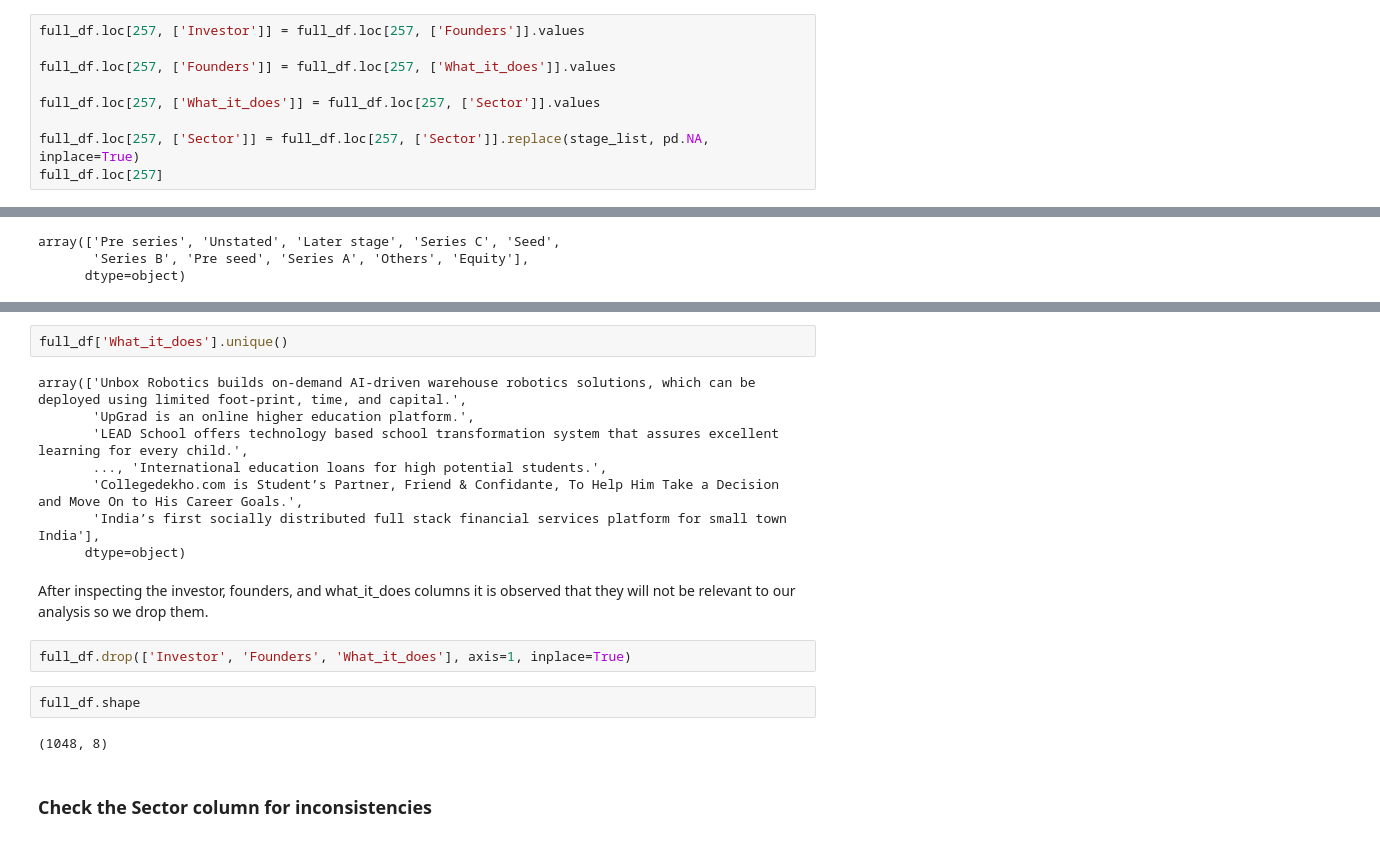
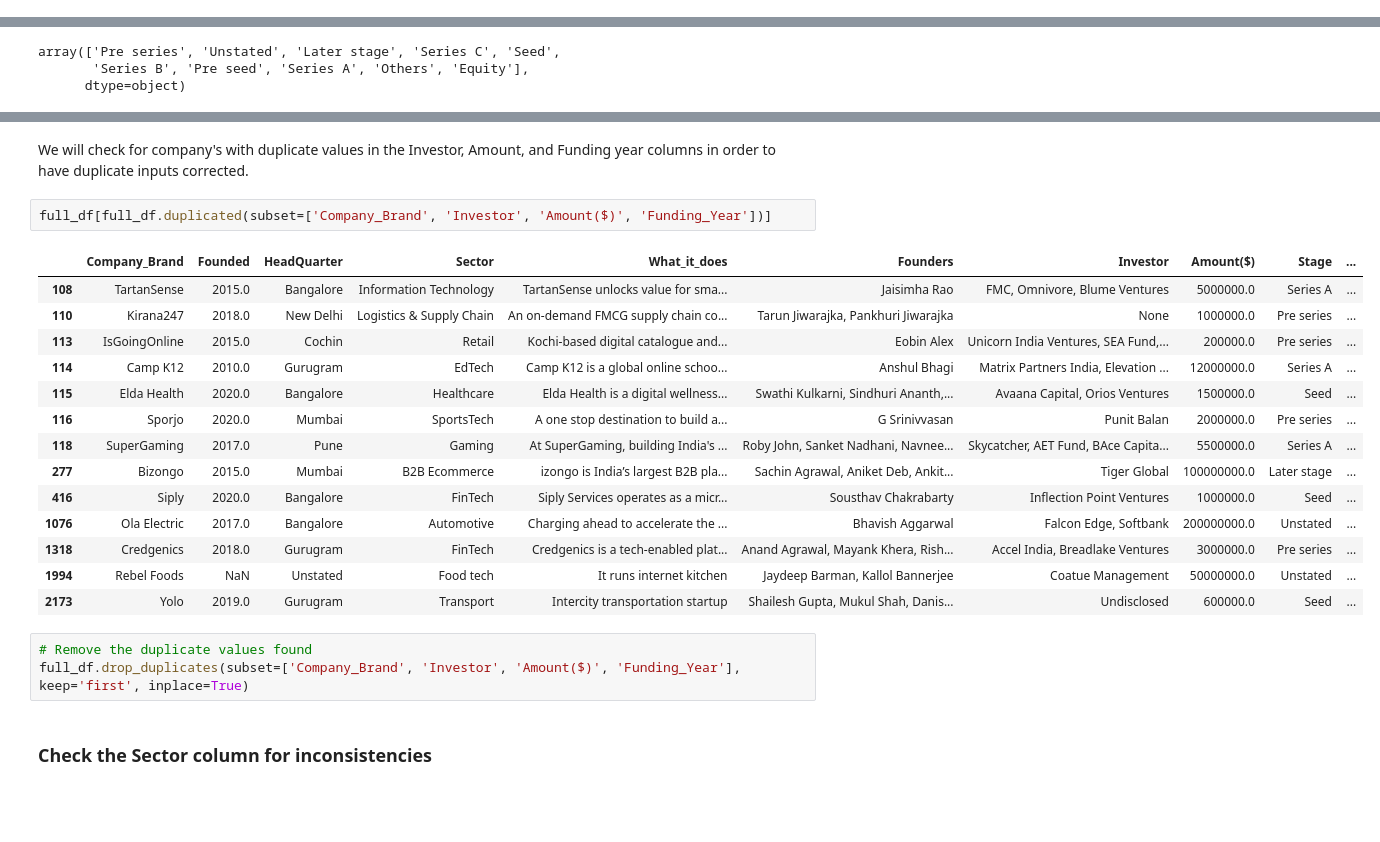
Before and after one commit to pk-aduyaw/Indian-startup-funding-analysis, a Jupyter notebook: indian_startup_funding_analysis.ipynb, the cells around one changed output, grey strips where cells are left out. Drawn from its saved outputs; the diff is of its cells as text; blank space fills up the shorter version.

Commit message:
Clean Sector column

```diff
--- a/indian_startup_funding_analysis.ipynb
+++ b/indian_startup_funding_analysis.ipynb
@@ -616,12 +624,3 @@ full_df['HeadQuarter'] = imputer.transform(full_df['HeadQuarter'].values.reshape
 full_df['HeadQuarter'].isnull().sum()
 # %% [output]
 0
-# %%
-full_df.loc[257, ['Investor']] = full_df.loc[257, ['Founders']].values
-
-full_df.loc[257, ['Founders']] = full_df.loc[257, ['What_it_does']].values
-
-full_df.loc[257, ['What_it_does']] = full_df.loc[257, ['Sector']].values
-
-full_df.loc[257, ['Sector']] = full_df.loc[257, ['Sector']].replace(stage_list, pd.NA, inplace=True)
-full_df.loc[257]
@@ -772,21 +719,25 @@ array(['Pramod Ghadge, Shahid Memon',
-# %%
-full_df['What_it_does'].unique()
-# %% [output]
-array(['Unbox Robotics builds on-demand AI-driven warehouse robotics solutions, which can be deployed using limited foot-print, time, and capital.',
-       'UpGrad is an online higher education platform.',
-       'LEAD School offers technology based school transformation system that assures excellent learning for every child.',
-       ..., 'International education loans for high potential students.',
-       'Collegedekho.com is Student’s Partner, Friend & Confidante, To Help Him Take a Decision and Move On to His Career Goals.',
-       'India’s first socially distributed full stack financial services platform for small town India'],
-      dtype=object)
-# %% [markdown]
-After inspecting the investor, founders, and what_it_does columns it is observed that they will not be relevant to our analysis so we drop them.
-# %%
-full_df.drop(['Investor', 'Founders', 'What_it_does'], axis=1, inplace=True)
-# %%
-full_df.shape
-# %% [output]
-(1048, 8)
+# %% [markdown]
+We will check for company's with duplicate values in the Investor, Amount, and Funding year columns in order to have duplicate inputs corrected.
+# %%
+full_df[full_df.duplicated(subset=['Company_Brand', 'Investor', 'Amount($)', 'Funding_Year'])]
+# %% [output]
+|  | Company_Brand | Founded | HeadQuarter | Sector | What_it_does | Founders | Investor | Amount($) | Stage | ... |
+| 108 | TartanSense | 2015.0 | Bangalore | Information Technology | TartanSense unlocks value for sma... | Jaisimha Rao | FMC, Omnivore, Blume Ventures | 5000000.0 | Series A | ... |
+| 110 | Kirana247 | 2018.0 | New Delhi | Logistics & Supply Chain | An on-demand FMCG supply chain co... | Tarun Jiwarajka, Pankhuri Jiwarajka | None | 1000000.0 | Pre series | ... |
+| 113 | IsGoingOnline | 2015.0 | Cochin | Retail | Kochi-based digital catalogue and... | Eobin Alex | Unicorn India Ventures, SEA Fund,... | 200000.0 | Pre series | ... |
+| 114 | Camp K12 | 2010.0 | Gurugram | EdTech | Camp K12 is a global online schoo... | Anshul Bhagi | Matrix Partners India, Elevation ... | 12000000.0 | Series A | ... |
+| 115 | Elda Health | 2020.0 | Bangalore | Healthcare | Elda Health is a digital wellness... | Swathi Kulkarni, Sindhuri Ananth,... | Avaana Capital, Orios Ventures | 1500000.0 | Seed | ... |
+| 116 | Sporjo | 2020.0 | Mumbai | SportsTech | A one stop destination to build a... | G Srinivvasan | Punit Balan | 2000000.0 | Pre series | ... |
+| 118 | SuperGaming | 2017.0 | Pune | Gaming | At SuperGaming, building India's ... | Roby John, Sanket Nadhani, Navnee... | Skycatcher, AET Fund, BAce Capita... | 5500000.0 | Series A | ... |
+| 277 | Bizongo | 2015.0 | Mumbai | B2B Ecommerce | izongo is India’s largest B2B pla... | Sachin Agrawal, Aniket Deb, Ankit... | Tiger Global | 100000000.0 | Later stage | ... |
+| 416 | Siply | 2020.0 | Bangalore | FinTech | Siply Services operates as a micr... | Sousthav Chakrabarty | Inflection Point Ventures | 1000000.0 | Seed | ... |
+| 1076 | Ola Electric | 2017.0 | Bangalore | Automotive | Charging ahead to accelerate the ... | Bhavish Aggarwal | Falcon Edge, Softbank | 200000000.0 | Unstated | ... |
+| 1318 | Credgenics | 2018.0 | Gurugram | FinTech | Credgenics is a tech-enabled plat... | Anand Agrawal, Mayank Khera, Rish... | Accel India, Breadlake Ventures | 3000000.0 | Pre series | ... |
+| 1994 | Rebel Foods | NaN | Unstated | Food tech | It runs internet kitchen | Jaydeep Barman, Kallol Bannerjee | Coatue Management | 50000000.0 | Unstated | ... |
+| 2173 | Yolo | 2019.0 | Gurugram | Transport | Intercity transportation startup | Shailesh Gupta, Mukul Shah, Danis... | Undisclosed | 600000.0 | Seed | ... |
+# %%
+# Remove the duplicate values found
+full_df.drop_duplicates(subset=['Company_Brand', 'Investor', 'Amount($)', 'Funding_Year'], keep='first', inplace=True)
 # %% [markdown]
 ### Check the Sector column for inconsistencies
 # %%
```
Also changed, not shown: parts of 76 cells of this notebook.
